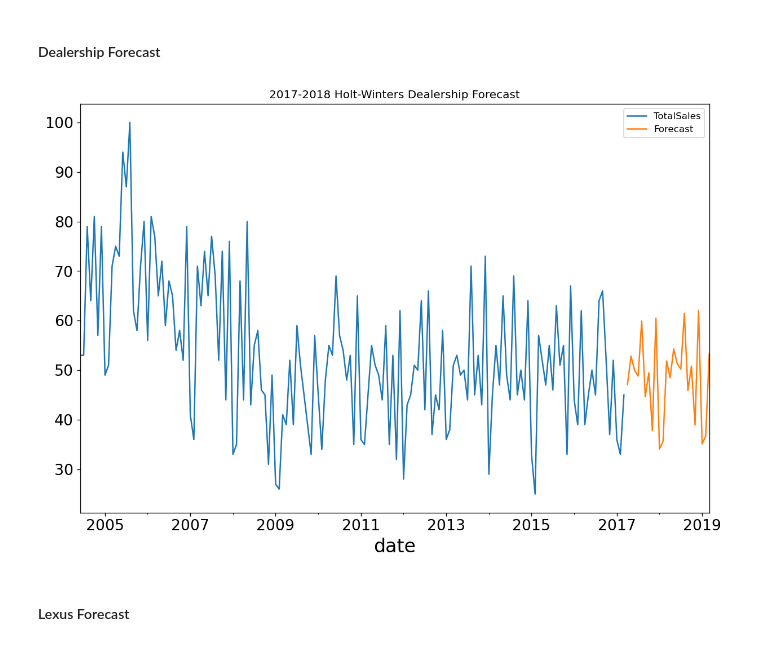
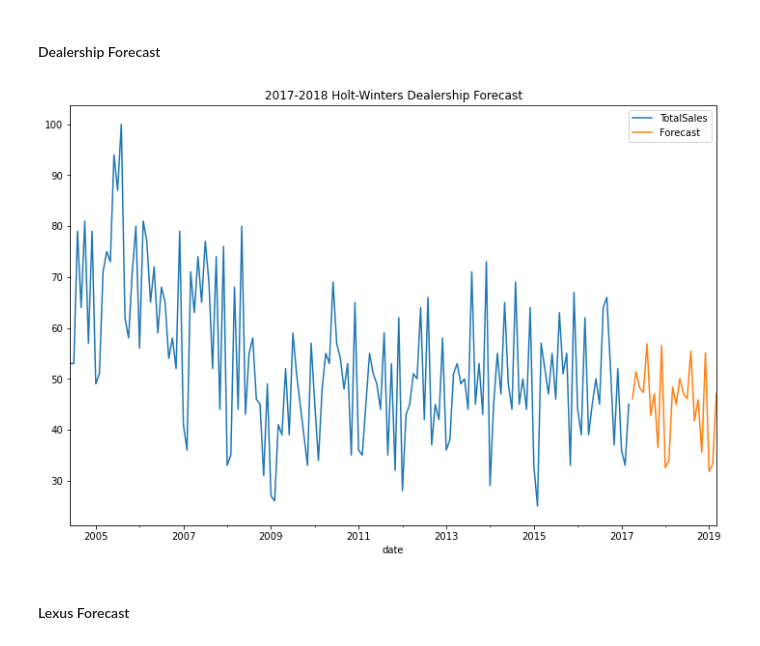
Before and after one commit to martell-n-tardy/Forecasting-with-a-Time-Series-Model-using-Python, a Jupyter notebook: notebooks/Preprocessing & Training.ipynb, the cells around one changed output. Cells and saved outputs as stored; diff of their text form; code cells hidden in the pictures.

```diff
--- a/notebooks/Preprocessing & Training.ipynb
+++ b/notebooks/Preprocessing & Training.ipynb
@@ -1013,15 +1018,15 @@ print(f'Mean Absolute Error: {mae}')
 #### Dealership Forecast
 # %%
 #define forecasting model
-model = ExponentialSmoothing(df, trend='mul', seasonal='add', seasonal_periods=12, damped=True)
+model = ExponentialSmoothing(df, trend='mul', seasonal='mul', seasonal_periods=12, damped=False)
 hw_model = model.fit(optimized=True, use_boxcox=True, remove_bias=False)
 final_model = hw_model.forecast(steps=24)
 #plot model forecast 24 months into the future
 ts_dt.plot(legend=True, label='Total Sales', figsize=(12,8))
 final_model.plot(legend=True,label='Forecast')
 plt.title('2017-2018 Holt-Winters Dealership Forecast');
 # %% [output]
-[figure, old version]
+[figure, new version]
 # %% [markdown]
 #### Lexus Forecast
 # %%
```
Also changed, not shown: parts of 21 cells of this notebook.
